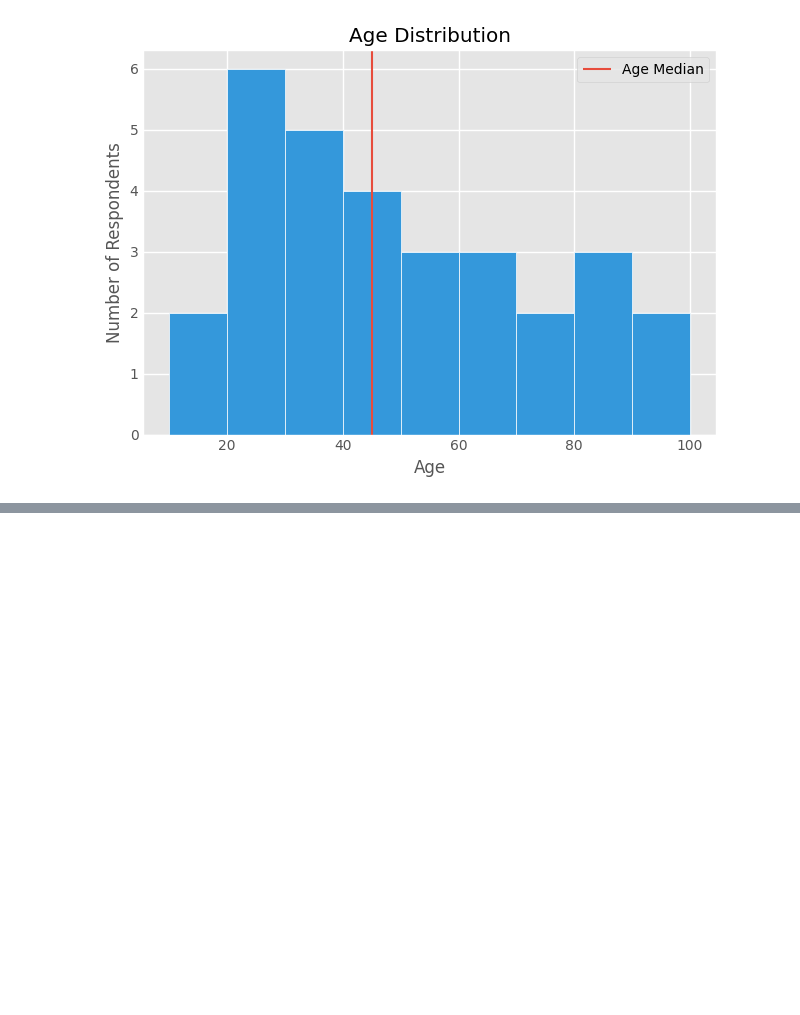
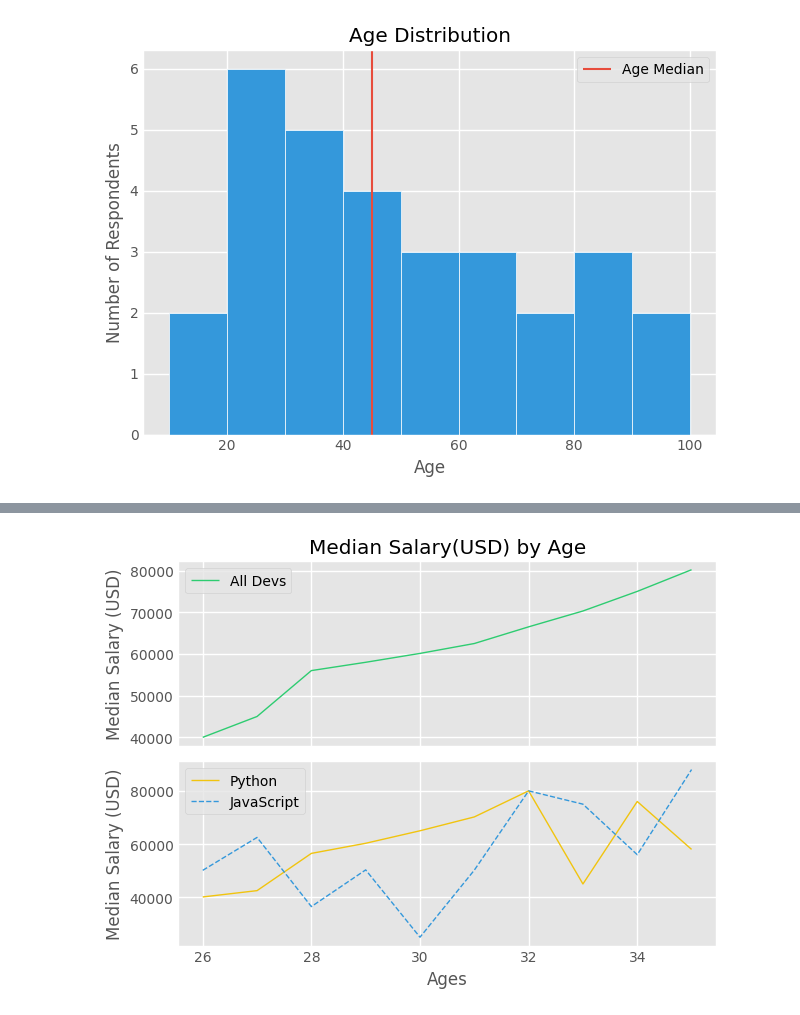
Before and after one commit to DareTunbosun/Pandas-Exercises, a Jupyter notebook: plotting exercise.ipynb, the cells around one changed output, grey strips where cells are left out. Drawn from its saved outputs; the diff is of its cells as text; code cells hidden in the pictures; blank space fills up the shorter version.

```diff
--- a/plotting exercise.ipynb
+++ b/plotting exercise.ipynb
@@ -365,0 +486,39 @@ plt.show()
+# %%
+# -----------------------
+# 1. Data
+# -----------------------
+
+ages_x = [26, 27, 28, 29, 30, 31, 32, 33, 34, 35]
+py_dev_y = [40129, 42500, 56500, 60300, 65000, 70200, 80000, 45000, 76009, 58000]
+js_dev_y = [50129, 62500,36500,50300, 25000, 50200, 80000, 75000, 56009, 88000]
+dev_y = [40000, 45000, 56009, 58000, 60129, 62500, 66500, 70300, 75000, 80200]
+
+# -----------------------
+# 2. Plot lines
+# -----------------------
+fig, (ax1, ax2) = plt.subplots(nrows= 2, ncols=1, sharex =True)
+
+ax1.plot(ages_x, dev_y, color = '#2ECC71', label = 'All Devs', linewidth = 1)
+ax2.plot(ages_x, py_dev_y, color = '#F1C40F',label = 'Python', linewidth = 1)
+ax2.plot(ages_x, js_dev_y, color = '#3498DB', linestyle = '--',label = 'JavaScript', linewidth = 1)
+
+# -----------------------
+# 3. Labels + styling
+# -----------------------
+
+plt.style.use('ggplot')
+ax1.set_title('Median Salary(USD) by Age')
+ax1.set_ylabel('Median Salary (USD)')
+ax1.legend()
+
+ax2.set_xlabel('Ages')
+ax2.set_ylabel('Median Salary (USD)')
+ax2.legend()
+# -----------------------
+# 4. Layout + show
+# -----------------------
+
+plt.tight_layout()
+plt.show()
+# %% [output]
+[figure, added]
```
Also changed, not shown: parts of 9 cells of this notebook.
